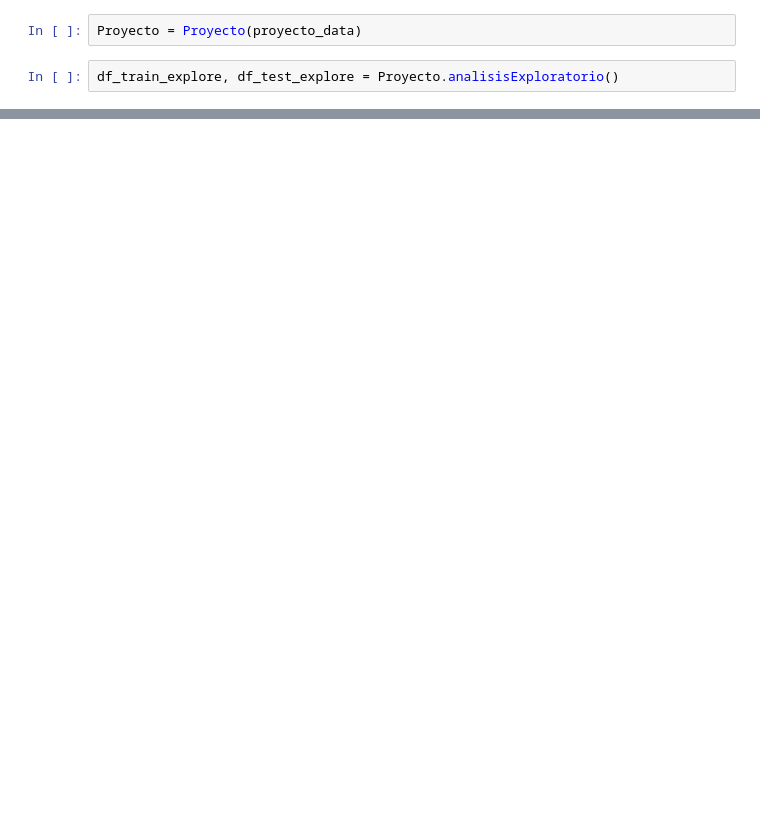
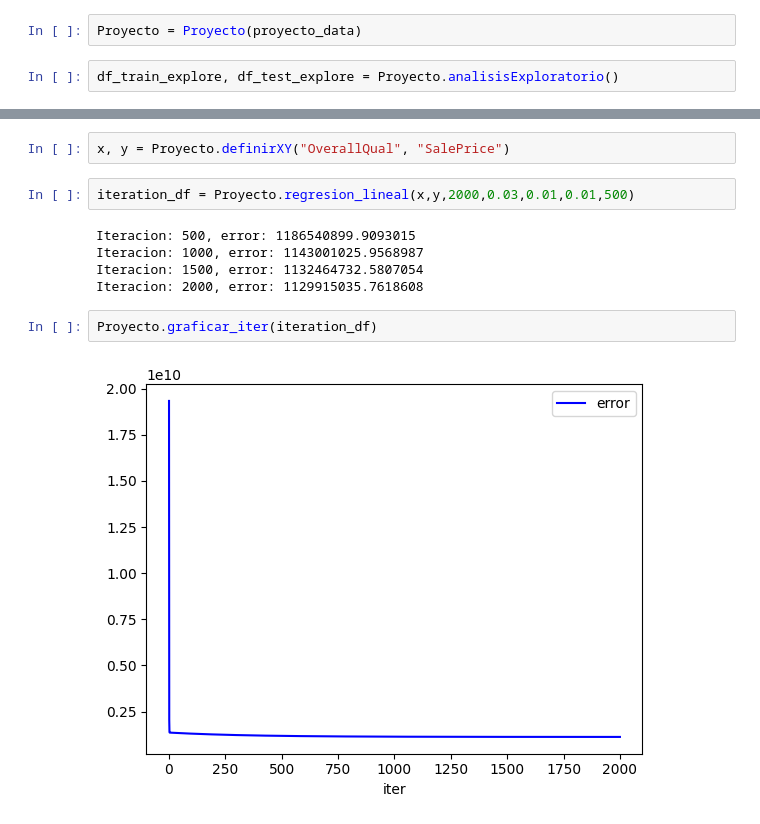
Before and after one commit to am23006810/CienciaDeDatosEnPython-Proyecto01, a Jupyter notebook: Proyecto_01.ipynb, the cells around one changed output, grey strips where cells are left out. Drawn from its saved outputs; the diff is of its cells as text; blank space fills up the shorter version.

```diff
--- a/Proyecto_01.ipynb
+++ b/Proyecto_01.ipynb
@@ -114,0 +221,13 @@ Corr LotFrontage: 0.3242649360606402
+# %%
+x, y = Proyecto.definirXY("OverallQual", "SalePrice")
+# %%
+iteration_df = Proyecto.regresion_lineal(x,y,2000,0.03,0.01,0.01,500)
+# %% [output]
+Iteracion: 500, error: 1186540899.9093015
+Iteracion: 1000, error: 1143001025.9568987
+Iteracion: 1500, error: 1132464732.5807054
+Iteracion: 2000, error: 1129915035.7618608
+# %%
+Proyecto.graficar_iter(iteration_df)
+# %% [output]
+[figure, added]
```
Also changed, not shown: parts of 16 cells of this notebook, 1 other file.
